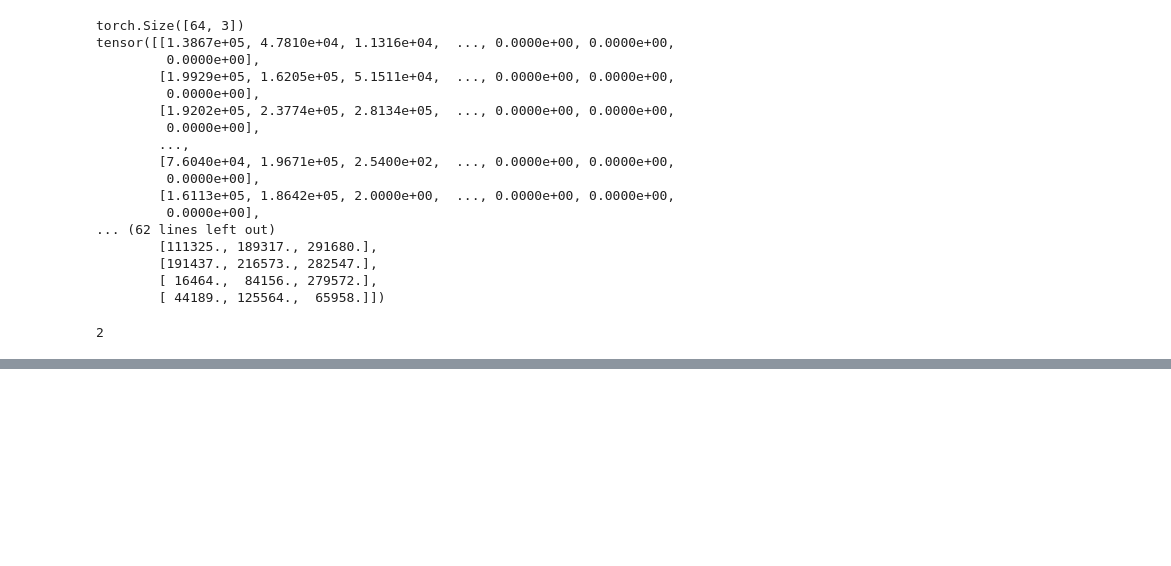
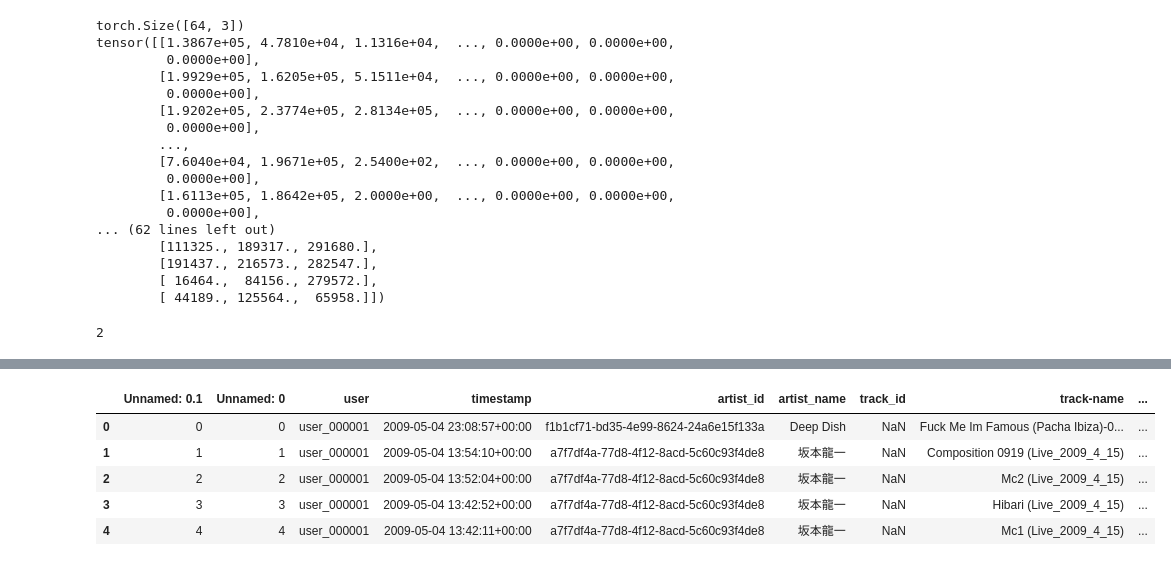
Before and after one commit to pseshadri9/sequential-music-recommendation, a Jupyter notebook: scratchpad.ipynb, the cells around one changed output, grey strips where cells are left out. Cells and saved outputs as stored; diff of their text form; code cells hidden in the pictures; blank space fills up the shorter version.

```diff
--- a/scratchpad.ipynb
+++ b/scratchpad.ipynb
@@ -170,0 +168,12 @@ print(int((21 - 3) // (1/0.15)))
+# %%
+import pandas as pd
+
+df = pd.read_csv('/home/pavans/dev/sequential-music-recommendation/datasets/lfm/plays_with_session_with_skip_2.csv')
+df.head()
+# %% [output]
+|  | Unnamed: 0.1 | Unnamed: 0 | user | timestamp | artist_id | artist_name | track_id | track-name | ... |
+| 0 | 0 | 0 | user_000001 | 2009-05-04 23:08:57+00:00 | f1b1cf71-bd35-4e99-8624-24a6e15f133a | Deep Dish | NaN | Fuck Me Im Famous (Pacha Ibiza)-0... | ... |
+| 1 | 1 | 1 | user_000001 | 2009-05-04 13:54:10+00:00 | a7f7df4a-77d8-4f12-8acd-5c60c93f4de8 | 坂本龍一 | NaN | Composition 0919 (Live_2009_4_15) | ... |
+| 2 | 2 | 2 | user_000001 | 2009-05-04 13:52:04+00:00 | a7f7df4a-77d8-4f12-8acd-5c60c93f4de8 | 坂本龍一 | NaN | Mc2 (Live_2009_4_15) | ... |
+| 3 | 3 | 3 | user_000001 | 2009-05-04 13:42:52+00:00 | a7f7df4a-77d8-4f12-8acd-5c60c93f4de8 | 坂本龍一 | NaN | Hibari (Live_2009_4_15) | ... |
+| 4 | 4 | 4 | user_000001 | 2009-05-04 13:42:11+00:00 | a7f7df4a-77d8-4f12-8acd-5c60c93f4de8 | 坂本龍一 | NaN | Mc1 (Live_2009_4_15) | ... |
```
Also changed, not shown: parts of 4 cells of this notebook, 7 other files.
